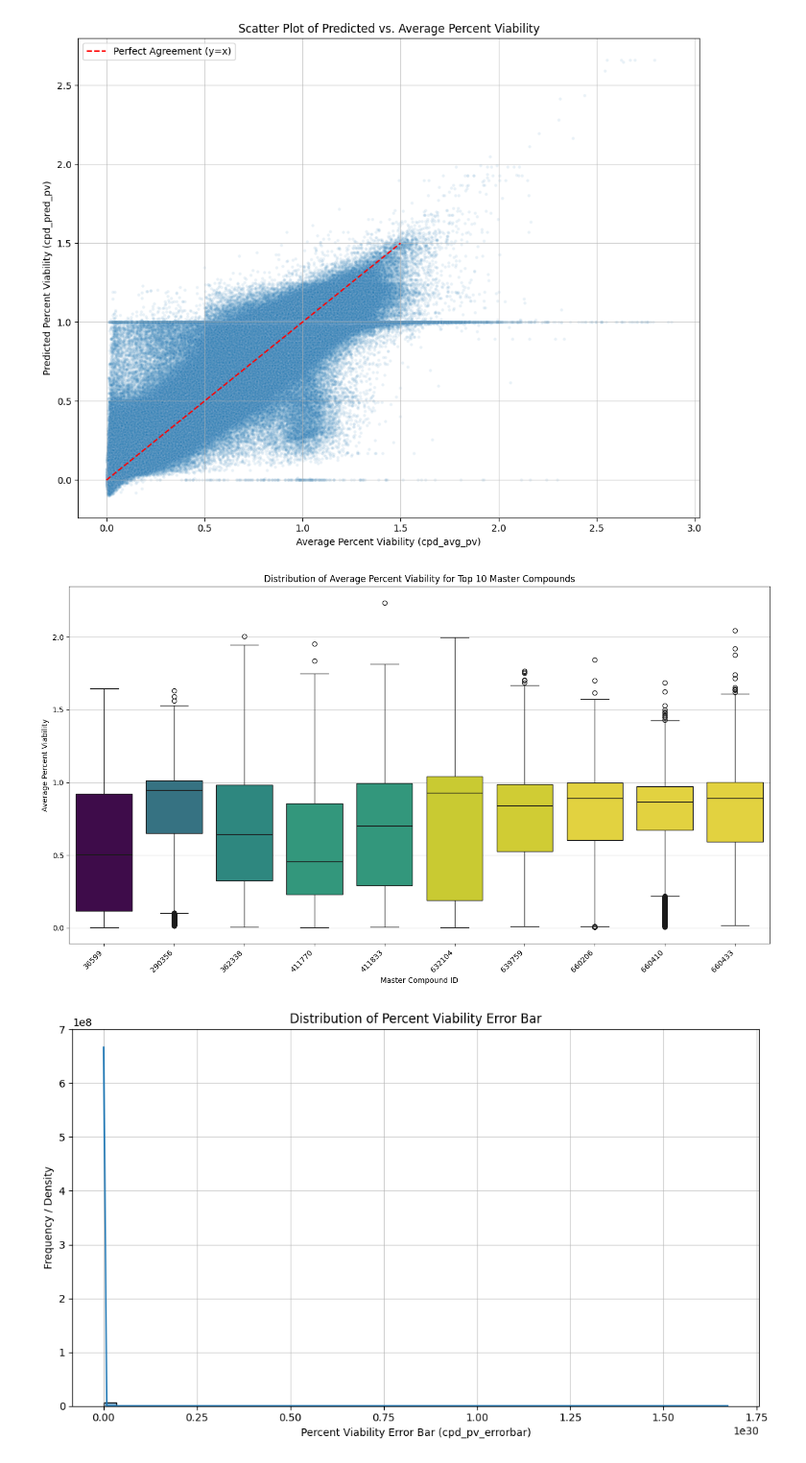
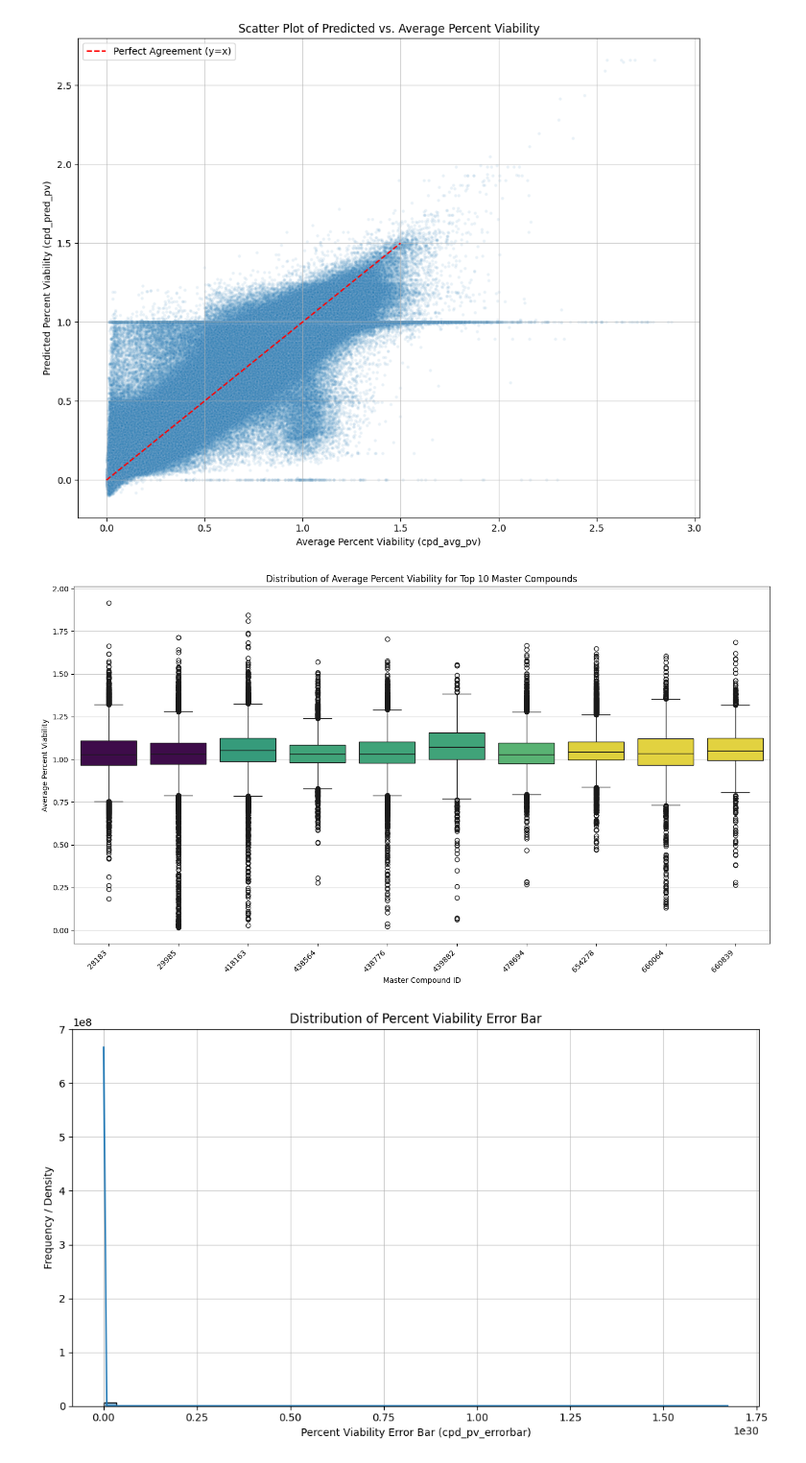
Before and after one commit to zrsteff/DSC502-Group-1-Project, a Jupyter notebook: DSC502_Group_Project.ipynb, the cells around one changed output. Shown at 96% size. Saved outputs shown, nothing was run; the diff lists cells and outputs as text; code cells hidden in the pictures.

```diff
--- a/DSC502_Group_Project.ipynb
+++ b/DSC502_Group_Project.ipynb
@@ -159,20 +159,21 @@ plt.show()
 # %% [output]
 [figure]
 # %%
+top_10_cpds = df.groupby('master_cpd_id')['cpd_avg_pv'].mean().nlargest(10)
 top_10_cpd_ids = top_10_cpds.index
 df_top_10_cpds = df[df['master_cpd_id'].isin(top_10_cpd_ids)]
 
 plt.figure(figsize=(14, 8))
 sns.boxplot(data=df_top_10_cpds, x='master_cpd_id', y='cpd_avg_pv', hue='master_cpd_id', palette='viridis', legend=False)
 plt.xlabel('Master Compound ID')
 plt.ylabel('Average Percent Viability')
 plt.title('Distribution of Average Percent Viability for Top 10 Master Compounds')
 plt.xticks(rotation=45, ha='right')
 plt.grid(axis='y', alpha=0.6)
 plt.tight_layout()
 plt.show()
 # %% [output]
-[figure, old version]
+[figure, new version]
 # %%
 plt.figure(figsize=(10, 6))
 sns.histplot(df['cpd_pv_errorbar'], bins=50, kde=True)
```
Also changed, not shown: parts of 2 cells of this notebook.
